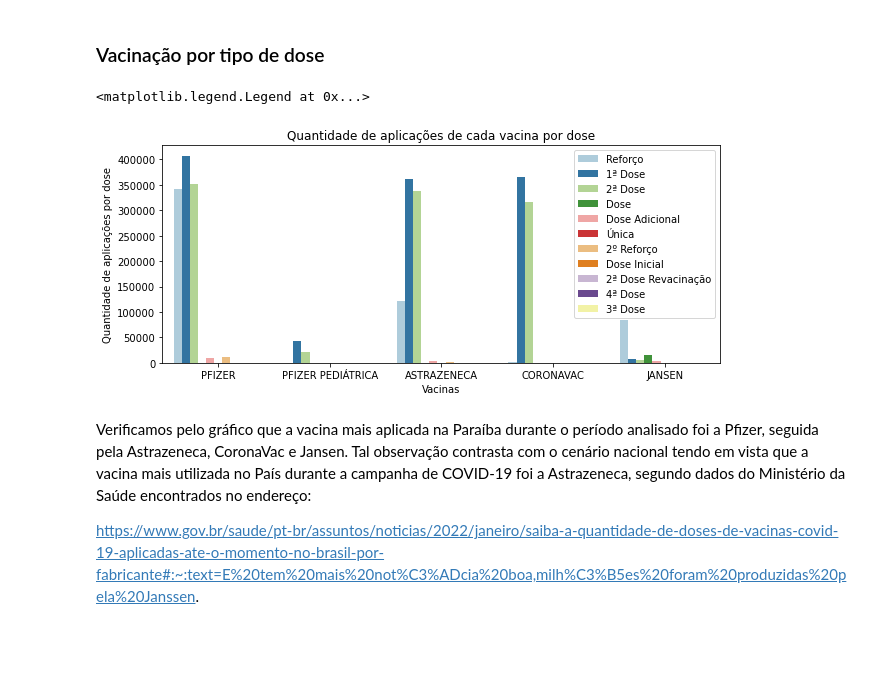
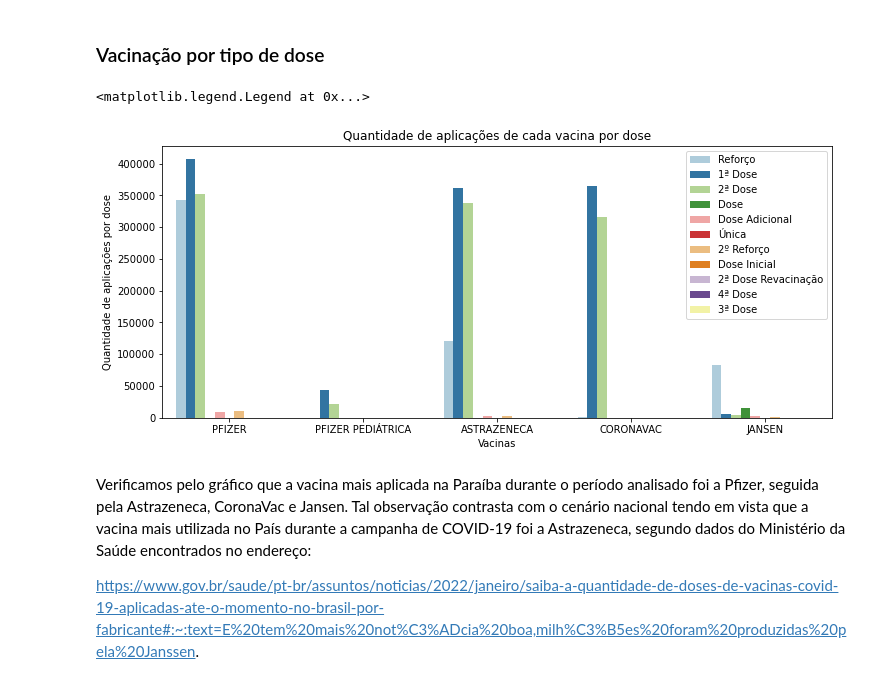
Before and after one commit to maxbarbosa/data-science-final-project, a Jupyter notebook: graphs.ipynb, the cells around one changed output. Cells and saved outputs as stored; diff of their text form; code cells hidden in the pictures; blank space fills up the shorter version.

Commit message:
Melhorias nos gráficos

```diff
--- a/graphs.ipynb
+++ b/graphs.ipynb
@@ -48,12 +51,13 @@ vax_df.head(5)
 # %%
 bar = sns.countplot(data= vax_df,x= 'vacina_nome', hue= 'vacina_descricao_dose', palette= 'Paired')
 bar.set_xlabel('Vacinas')
 bar.set_ylabel('Quantidade de aplicações por dose')
 bar.set_title('Quantidade de aplicações de cada vacina por dose')
-plt.legend(loc = 'upper right') # Apesar de parecer, a legenda não está cortando o gráfico
+bar.figure.set_size_inches(12,5)
+plt.legend(loc = 'upper right')
 # %% [output]
 <matplotlib.legend.Legend at 0x...>
-[figure, old version]
+[figure, new version]
 # %% [markdown]
 Verificamos pelo gráfico que a vacina mais aplicada na Paraíba durante o período analisado foi a Pfizer, seguida pela Astrazeneca, CoronaVac e Jansen. Tal observação contrasta com o cenário nacional tendo em vista que a vacina mais utilizada no País durante a campanha de COVID-19 foi a Astrazeneca, segundo dados do Ministério da Saúde encontrados no endereço:
 
```
Also changed, not shown: parts of 4 cells of this notebook.
